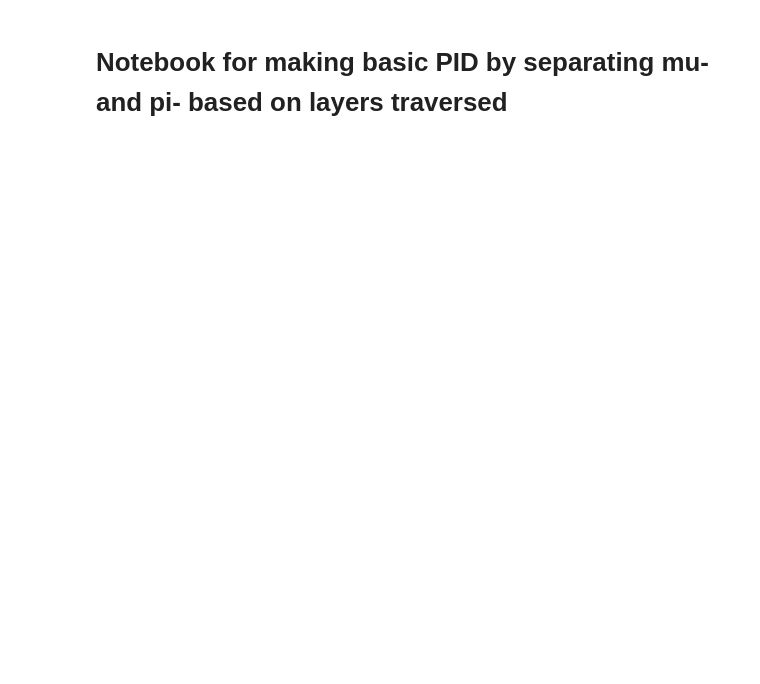
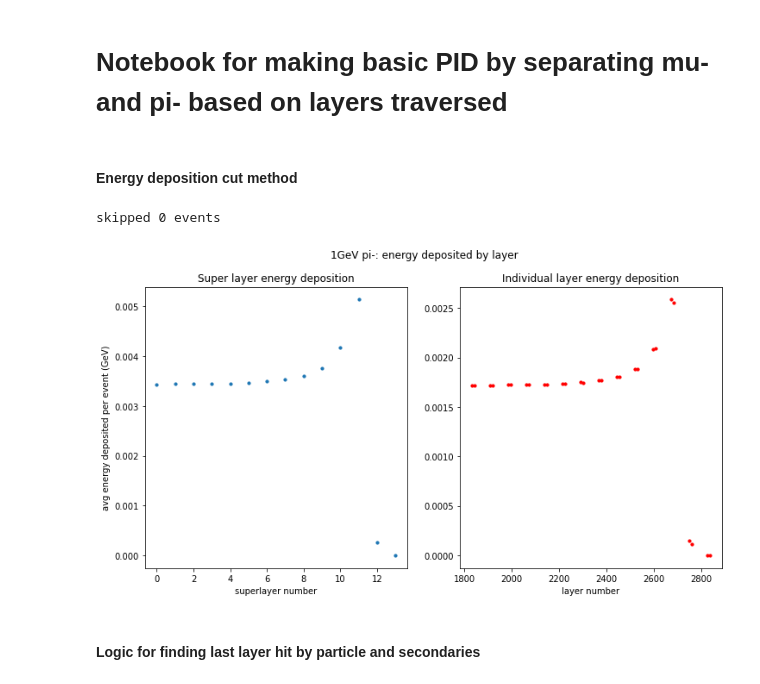
Before and after one commit to RowanKell/work_eic, a Jupyter notebook: macros/PID/PID.ipynb, the cells around one changed output. Cells and saved outputs as stored; diff of their text form; code cells hidden in the pictures; blank space fills up the shorter version.

```diff
--- a/macros/PID/PID.ipynb
+++ b/macros/PID/PID.ipynb
@@ -36,3 +28,53 @@ def get_num_layers_traversed(x_pos):
+# %% [markdown]
+#### Energy deposition cut method
+# %%
+#initialize list that we will fill with # of layers traversed for each event
+layers_traversed = []
+skip_count = 0
+#loop over each event
+layer_EDep = np.zeros(28)
+
+for event_idx in range(len(x_pos_branch)):
+    event_x_pos = x_pos_branch[event_idx]
+    event_layer_hits = []
+    event_EDep = EDep_branch[event_idx]
+    #for each event, loop over the particles to find mu/pi
+    for hit_idx in range(len(event_x_pos)):
+        if(Hits_MC_idx_branch[event_idx][hit_idx] != 0):continue
+        current_x_pos = event_x_pos[hit_idx]
+        current_EDep = event_EDep[hit_idx]
+        layer_hit = get_num_layers_traversed(current_x_pos)
+        if(layer_hit == -1):
+            skip_count += 1
+            continue
+        layer_EDep[layer_hit] += current_EDep
+super_layer_EDep = np.zeros(14)
+for i in range(len(layer_EDep)):
+    super_layer_num = int(np.floor(i / 2))
+    super_layer_EDep[super_layer_num] += layer_EDep[i]
+super_layer_EDep = super_layer_EDep / len(x_pos_branch)
+layer_EDep = layer_EDep / len(x_pos_branch)
+print(f"skipped {skip_count} events")
+# %% [output]
+skipped 0 events
+# %%
+fig,(ax1,ax2) = plot.subplots(1,2,figsize=(12,6))
+fig.suptitle("1GeV pi-: energy deposited by layer")
+ax1.set_title("Super layer energy deposition")
+ax2.set_title("Individual layer energy deposition")
+
+ax1.set_xlabel("superlayer number")
+ax2.set_xlabel("layer number")
+
+ax1.set_ylabel("avg energy deposited per event (GeV)")
+ax1.scatter(range(14),super_layer_EDep,10)
+ax2.scatter(layer_map,layer_EDep,10,color = 'r',marker='o')
+fig.show()
+# fig.savefig("plots/energy_dep/mu_1GeV_10k_edep_vs_layer_num.jpeg")
+# %% [output]
+[figure, added]
+# %% [markdown]
+#### Logic for finding last layer hit by particle and secondaries
 # %%
 #initialize list that we will fill with # of layers traversed for each event
 layers_traversed = []
```
Also changed, not shown: parts of 6 cells of this notebook, 18 other files.
